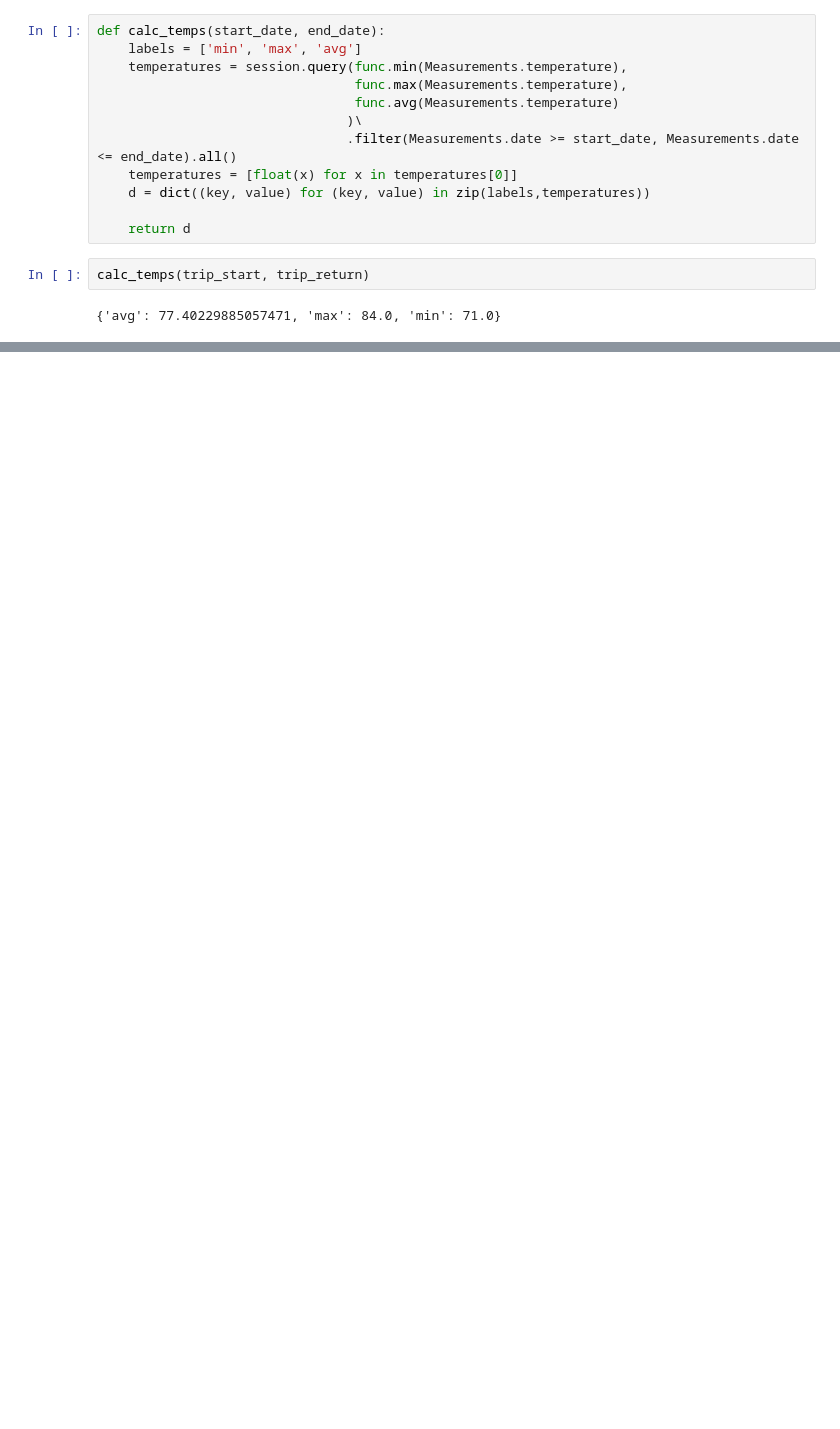
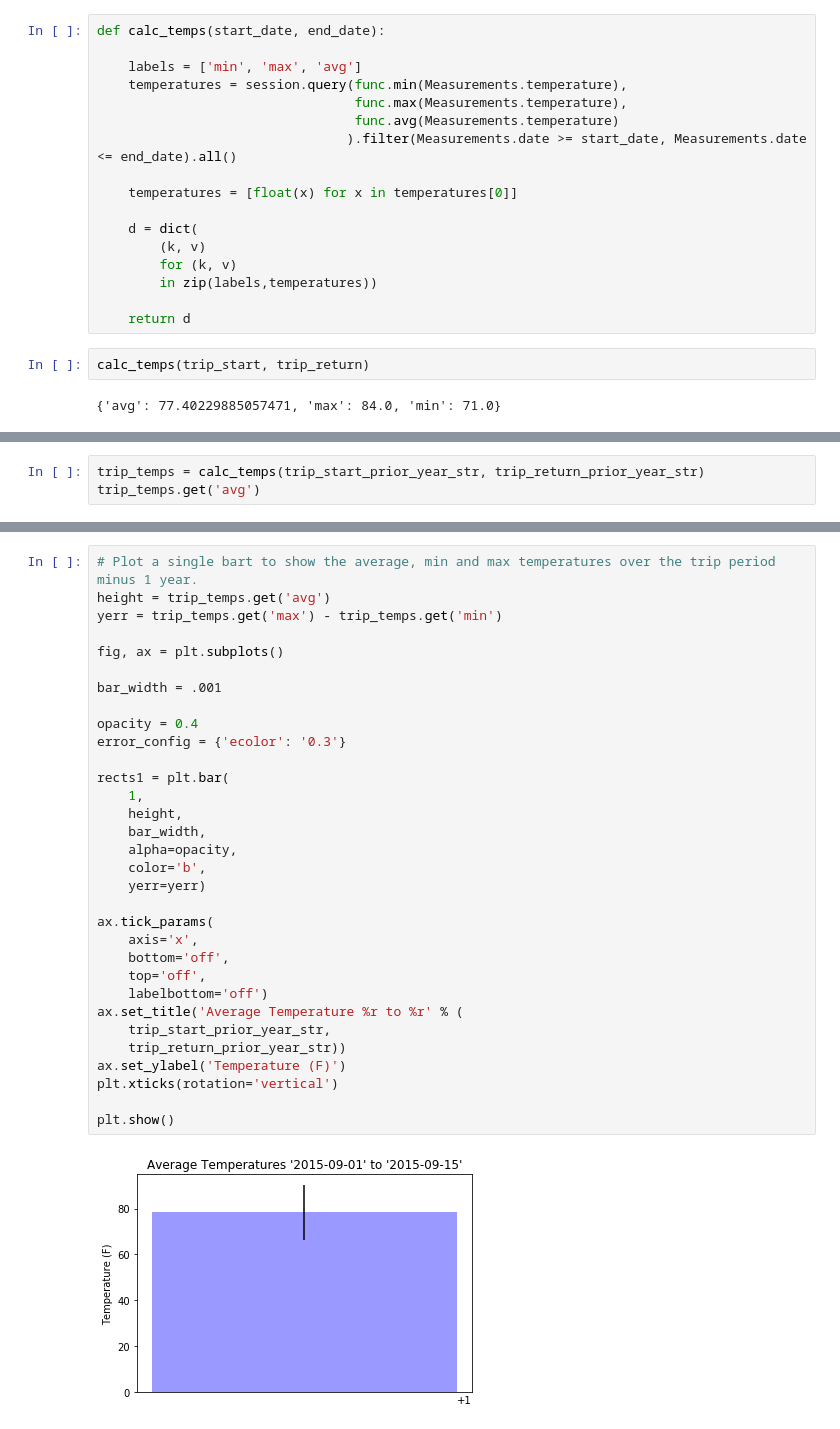
Before and after one commit to Jkremr/hawaii-weather-analysis, a Jupyter notebook: climate_analysis.ipynb, the cells around one changed output, grey strips where cells are left out. Cells and saved outputs as stored; diff of their text form; blank space fills up the shorter version.

```diff
--- a/climate_analysis.ipynb
+++ b/climate_analysis.ipynb
@@ -161,14 +184,19 @@ trip_start_prior_year_str = (trip_start - relativedelta(years=1)).strftime('%Y-%
 trip_return_prior_year_str = (trip_return - relativedelta(years=1)).strftime('%Y-%m-%d')
 # %%
 def calc_temps(start_date, end_date):
+
     labels = ['min', 'max', 'avg']
     temperatures = session.query(func.min(Measurements.temperature),
                                  func.max(Measurements.temperature),
                                  func.avg(Measurements.temperature)
-                                )\
-                                .filter(Measurements.date >= start_date, Measurements.date <= end_date).all()
+                                ).filter(Measurements.date >= start_date, Measurements.date <= end_date).all()
+
     temperatures = [float(x) for x in temperatures[0]]
-    d = dict((key, value) for (key, value) in zip(labels,temperatures))
+
+    d = dict(
+        (k, v)
+        for (k, v)
+        in zip(labels,temperatures))
 
     return d
 # %%
@@ -248,0 +308,3 @@ error
+# %%
+trip_temps = calc_temps(trip_start_prior_year_str, trip_return_prior_year_str)
+trip_temps.get('avg')
@@ -248,0 +313,34 @@ error
+# %%
+# Plot a single bart to show the average, min and max temperatures over the trip period minus 1 year.
+height = trip_temps.get('avg')
+yerr = trip_temps.get('max') - trip_temps.get('min')
+
+fig, ax = plt.subplots()
+
+bar_width = .001
+
+opacity = 0.4
+error_config = {'ecolor': '0.3'}
+
+rects1 = plt.bar(
+    1,
+    height,
+    bar_width,
+    alpha=opacity,
+    color='b',
+    yerr=yerr)
+
+ax.tick_params(
+    axis='x',
+    bottom='off',
+    top='off',
+    labelbottom='off')
+ax.set_title('Average Temperature %r to %r' % (
+    trip_start_prior_year_str,
+    trip_return_prior_year_str))
+ax.set_ylabel('Temperature (F)')
+plt.xticks(rotation='vertical')
+
+plt.show()
+# %% [output]
+[figure, added]
```
Also changed, not shown: parts of 28 cells of this notebook, 1 other file.
